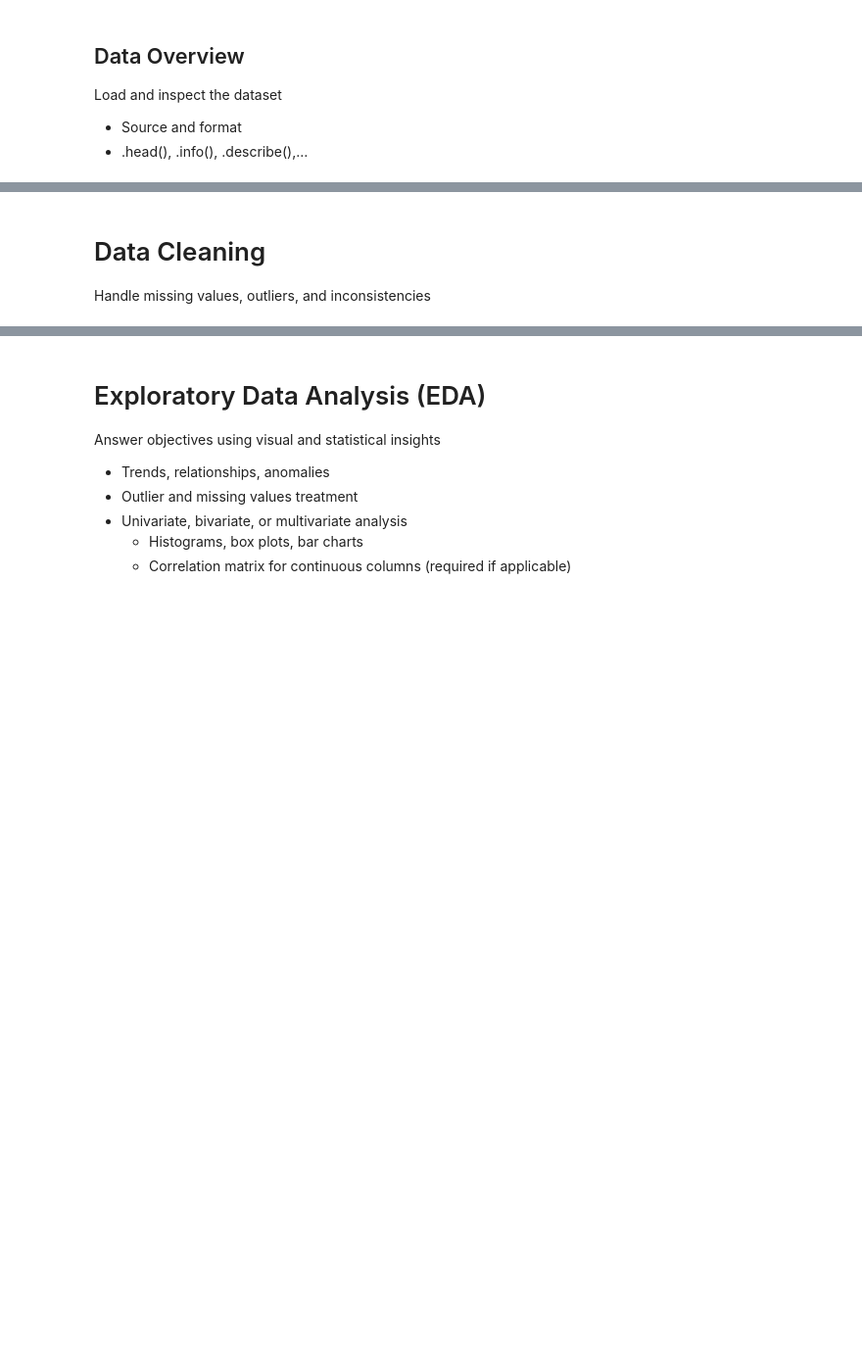
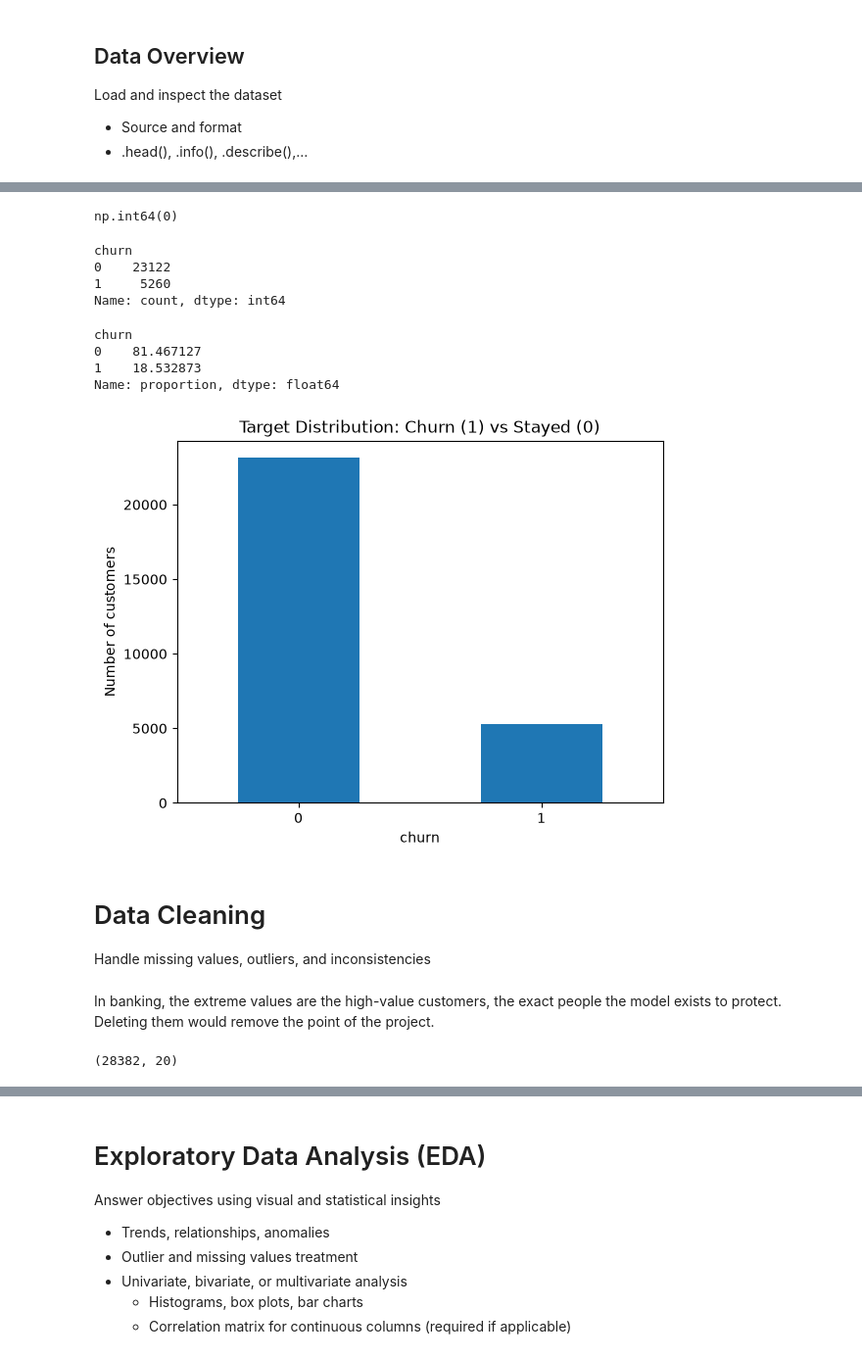
Before and after one commit to Meqdad-25/labs_projects, a Jupyter notebook: projects/Project 4 (Capstone)/2. Lightning Talk #2/lightning-talk-2.ipynb, the cells around one changed output, grey strips where cells are left out. Shown at 98% size. Saved outputs shown, nothing was run; the diff lists cells and outputs as text; code cells hidden in the pictures; blank space fills up the shorter version.

```diff
--- a/projects/Project 4 (Capstone)/2. Lightning Talk #2/lightning-talk-2.ipynb
+++ b/projects/Project 4 (Capstone)/2. Lightning Talk #2/lightning-talk-2.ipynb
@@ -56,3 +171,3 @@ Load and inspect the dataset
 # %%
-df = pd.read_csv('')
+df = pd.read_csv('./data/churn_prediction.csv')
 df.head()
@@ -58,0 +246,26 @@ df.head()
+# %%
+df.duplicated().sum()
+# %% [output]
+np.int64(0)
+# %%
+df['churn'].value_counts()
+# %% [output]
+churn
+0    23122
+1     5260
+Name: count, dtype: int64
+# %%
+df['churn'].value_counts(normalize=True) * 100
+# %% [output]
+churn
+0    81.467127
+1    18.532873
+Name: proportion, dtype: float64
+# %%
+# imbalance of thre target
+df['churn'].value_counts().plot(kind='bar',title='Target Distribution: Churn (1) vs Stayed (0)',rot=0)
+plt.xlabel('churn')
+plt.ylabel('Number of customers')
+plt.show()
+# %% [output]
+[figure, added]
@@ -63,0 +279,9 @@ Handle missing values, outliers, and inconsistencies
+# %% [markdown]
+In banking, the extreme values are the high-value customers, the exact people the model exists to protect. Deleting them would remove the point of the project.
+# %%
+clean_df = df.copy()
+
+clean_df = clean_df.drop(columns=['customer_id'])
+clean_df.shape
+# %% [output]
+(28382, 20)
```
Also changed, not shown: parts of 67 cells of this notebook, 3 other files.
